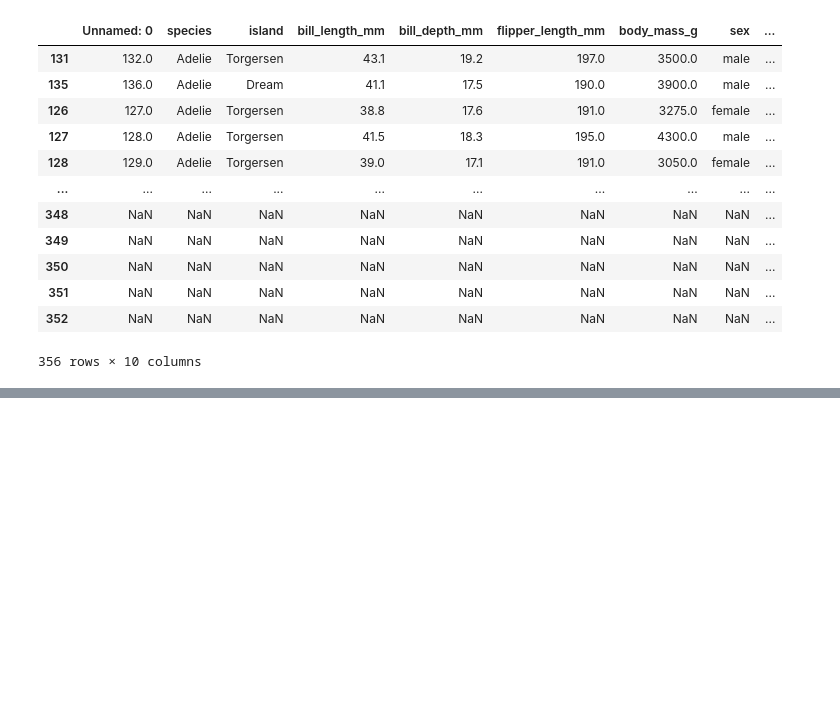
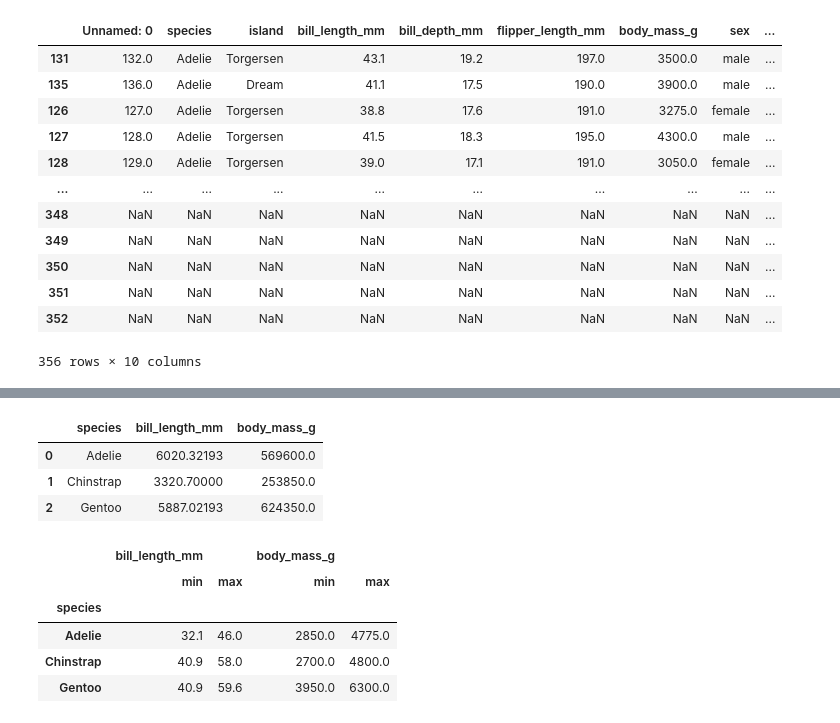
Before and after one commit to cesarmayta/BOOTCAMP_DSG1, a Jupyter notebook: repaso/02_pandas.ipynb, the cells around one changed output, grey strips where cells are left out. Drawn from its saved outputs; the diff is of its cells as text; code cells hidden in the pictures; blank space fills up the shorter version.

Commit message:
pandas group by

```diff
--- a/repaso/02_pandas.ipynb
+++ b/repaso/02_pandas.ipynb
@@ -410,0 +413,3 @@ df_penguins.sort_values('year',ascending=False)
+# %%
+df_penguins = df_penguins[['species','island','bill_length_mm','body_mass_g']]
+df_penguins.groupby(['species','island']).sum()
@@ -410,0 +424,16 @@ df_penguins.sort_values('year',ascending=False)
+# %%
+df_penguins.groupby('species').sum().reset_index()
+# %% [output]
+|  | species | bill_length_mm | body_mass_g |
+| 0 | Adelie | 6020.32193 | 569600.0 |
+| 1 | Chinstrap | 3320.70000 | 253850.0 |
+| 2 | Gentoo | 5887.02193 | 624350.0 |
+# %%
+df_penguins.groupby('species').agg(['min','max'])
+# %% [output]
+|  | bill_length_mm |  | body_mass_g |  |
+|  | min | max | min | max |
+| species |  |  |  |  |
+| Adelie | 32.1 | 46.0 | 2850.0 | 4775.0 |
+| Chinstrap | 40.9 | 58.0 | 2700.0 | 4800.0 |
+| Gentoo | 40.9 | 59.6 | 3950.0 | 6300.0 |
```
Also changed, not shown: parts of 2 cells of this notebook.
